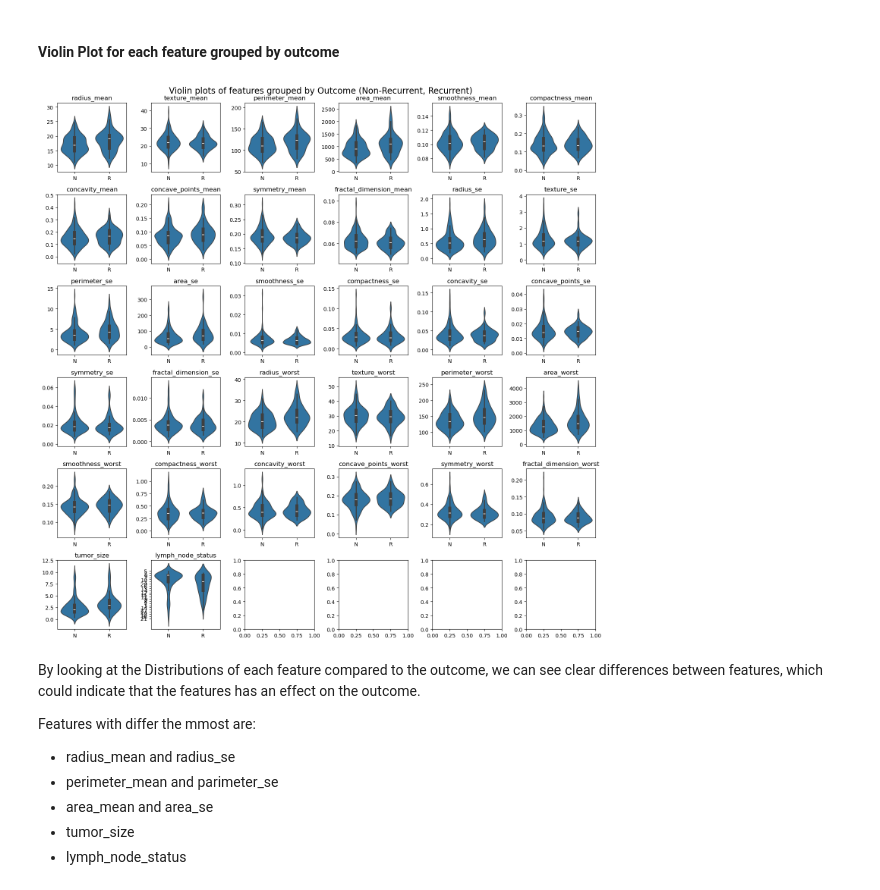
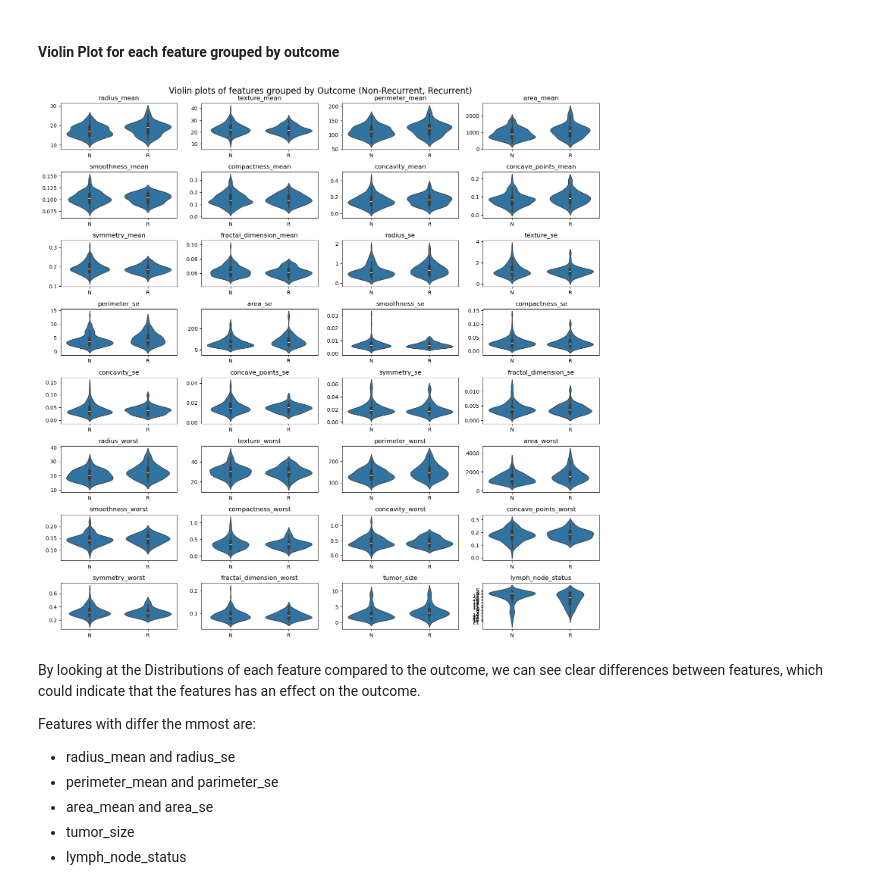
Before and after one commit to JulianMeigen/ML-handson, a Jupyter notebook: notebooks/5.0-SNJMMH-Day5.ipynb, the cells around one changed output. Drawn from its saved outputs; the diff is of its cells as text; code cells hidden in the pictures.

```diff
--- a/notebooks/5.0-SNJMMH-Day5.ipynb
+++ b/notebooks/5.0-SNJMMH-Day5.ipynb
@@ -100,16 +100,16 @@ data.head()
 # %% [markdown]
 #### Violin Plot for each feature grouped by outcome
 # %%
-fig, axes = plt.subplots(6,6, figsize=(15,15))
+fig, axes = plt.subplots(8,4, figsize=(15,15))
 for i, col in enumerate(data.columns[2:]):
-    sns.violinplot(x=data["outcome"], y=data[col], ax=axes[i//6, i%6])
-    axes[i//6, i%6].set_title(col)
-    axes[i//6, i%6].set_xlabel("")
-    axes[i//6, i%6].set_ylabel("")
+    sns.violinplot(x=data["outcome"], y=data[col], ax=axes[i//4, i%4])
+    axes[i//4, i%4].set_title(col)
+    axes[i//4, i%4].set_xlabel("")
+    axes[i//4, i%4].set_ylabel("")
 fig.suptitle("Violin plots of features grouped by Outcome (Non-Recurrent, Recurrent)", fontsize=16)
 plt.tight_layout()
 # %% [output]
-[figure, old version]
+[figure, new version]
 # %% [markdown]
 By looking at the Distributions of each feature compared to the outcome, we can see clear differences between features, which could indicate that the features has an effect on the outcome.
 
```
